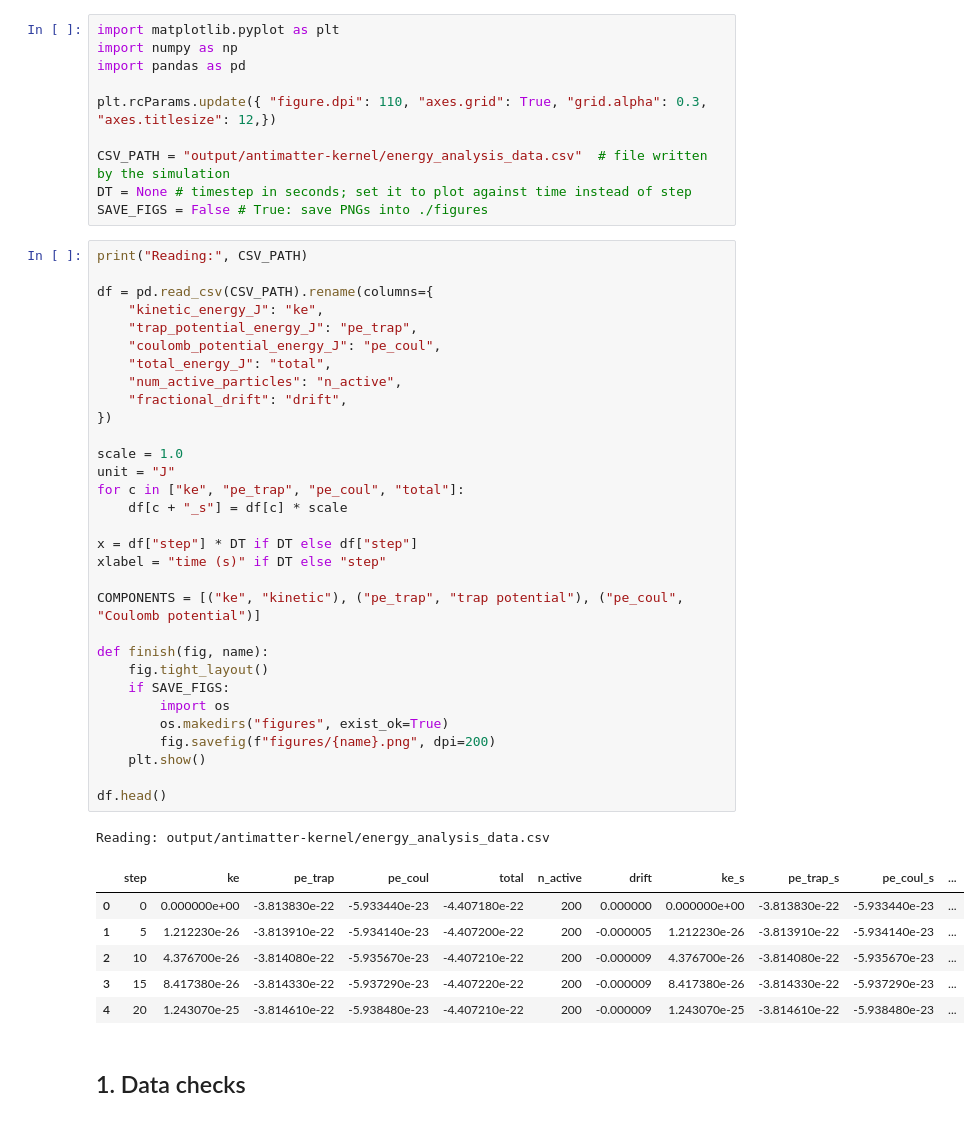
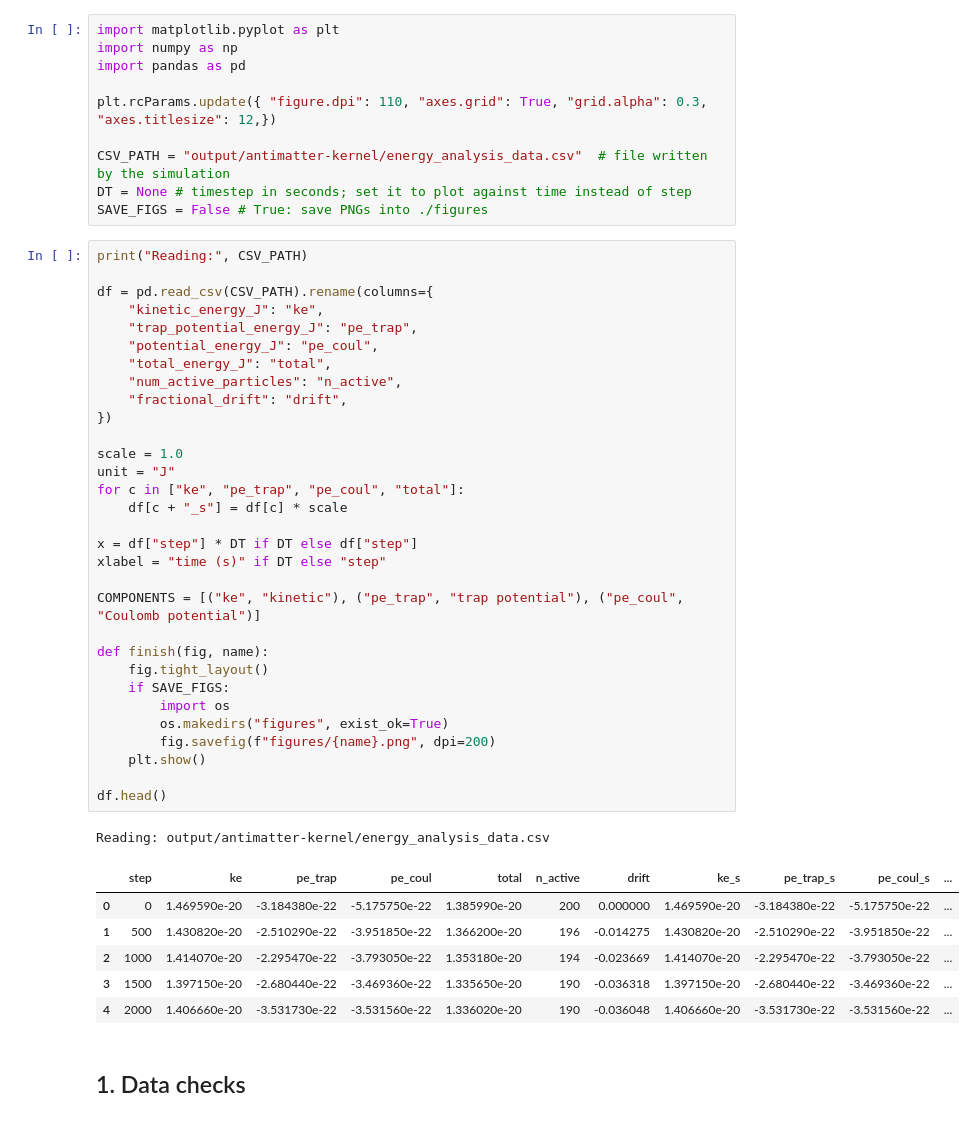
Before and after one commit to Iskaban10/antimatter-kernel, a Jupyter notebook: simulation_analysis.ipynb, the cells around one changed output. Saved outputs shown, nothing was run; the diff lists cells and outputs as text.

```diff
--- a/simulation_analysis.ipynb
+++ b/simulation_analysis.ipynb
@@ -18,39 +18,39 @@ print("Reading:", CSV_PATH)
 df = pd.read_csv(CSV_PATH).rename(columns={
     "kinetic_energy_J": "ke",
     "trap_potential_energy_J": "pe_trap",
-    "coulomb_potential_energy_J": "pe_coul",
+    "potential_energy_J": "pe_coul",
     "total_energy_J": "total",
     "num_active_particles": "n_active",
     "fractional_drift": "drift",
 })
 
 scale = 1.0
 unit = "J"
 for c in ["ke", "pe_trap", "pe_coul", "total"]:
     df[c + "_s"] = df[c] * scale
 
 x = df["step"] * DT if DT else df["step"]
 xlabel = "time (s)" if DT else "step"
 
 COMPONENTS = [("ke", "kinetic"), ("pe_trap", "trap potential"), ("pe_coul", "Coulomb potential")]
 
 def finish(fig, name):
     fig.tight_layout()
     if SAVE_FIGS:
         import os
         os.makedirs("figures", exist_ok=True)
         fig.savefig(f"figures/{name}.png", dpi=200)
     plt.show()
 
 df.head()
 # %% [output]
 Reading: output/antimatter-kernel/energy_analysis_data.csv
 |  | step | ke | pe_trap | pe_coul | total | n_active | drift | ke_s | pe_trap_s | pe_coul_s | ... |
-| 0 | 0 | 0.000000e+00 | -3.813830e-22 | -5.933440e-23 | -4.407180e-22 | 200 | 0.000000 | 0.000000e+00 | -3.813830e-22 | -5.933440e-23 | ... |
-| 1 | 5 | 1.212230e-26 | -3.813910e-22 | -5.934140e-23 | -4.407200e-22 | 200 | -0.000005 | 1.212230e-26 | -3.813910e-22 | -5.934140e-23 | ... |
-| 2 | 10 | 4.376700e-26 | -3.814080e-22 | -5.935670e-23 | -4.407210e-22 | 200 | -0.000009 | 4.376700e-26 | -3.814080e-22 | -5.935670e-23 | ... |
-| 3 | 15 | 8.417380e-26 | -3.814330e-22 | -5.937290e-23 | -4.407220e-22 | 200 | -0.000009 | 8.417380e-26 | -3.814330e-22 | -5.937290e-23 | ... |
-| 4 | 20 | 1.243070e-25 | -3.814610e-22 | -5.938480e-23 | -4.407210e-22 | 200 | -0.000009 | 1.243070e-25 | -3.814610e-22 | -5.938480e-23 | ... |
+| 0 | 0 | 1.469590e-20 | -3.184380e-22 | -5.175750e-22 | 1.385990e-20 | 200 | 0.000000 | 1.469590e-20 | -3.184380e-22 | -5.175750e-22 | ... |
+| 1 | 500 | 1.430820e-20 | -2.510290e-22 | -3.951850e-22 | 1.366200e-20 | 196 | -0.014275 | 1.430820e-20 | -2.510290e-22 | -3.951850e-22 | ... |
+| 2 | 1000 | 1.414070e-20 | -2.295470e-22 | -3.793050e-22 | 1.353180e-20 | 194 | -0.023669 | 1.414070e-20 | -2.295470e-22 | -3.793050e-22 | ... |
+| 3 | 1500 | 1.397150e-20 | -2.680440e-22 | -3.469360e-22 | 1.335650e-20 | 190 | -0.036318 | 1.397150e-20 | -2.680440e-22 | -3.469360e-22 | ... |
+| 4 | 2000 | 1.406660e-20 | -3.531730e-22 | -3.531560e-22 | 1.336020e-20 | 190 | -0.036048 | 1.406660e-20 | -3.531730e-22 | -3.531560e-22 | ... |
 # %% [markdown]
 ## 1. Data checks
 # %%
```
Also changed, not shown: parts of 7 cells of this notebook, 13 other files.
